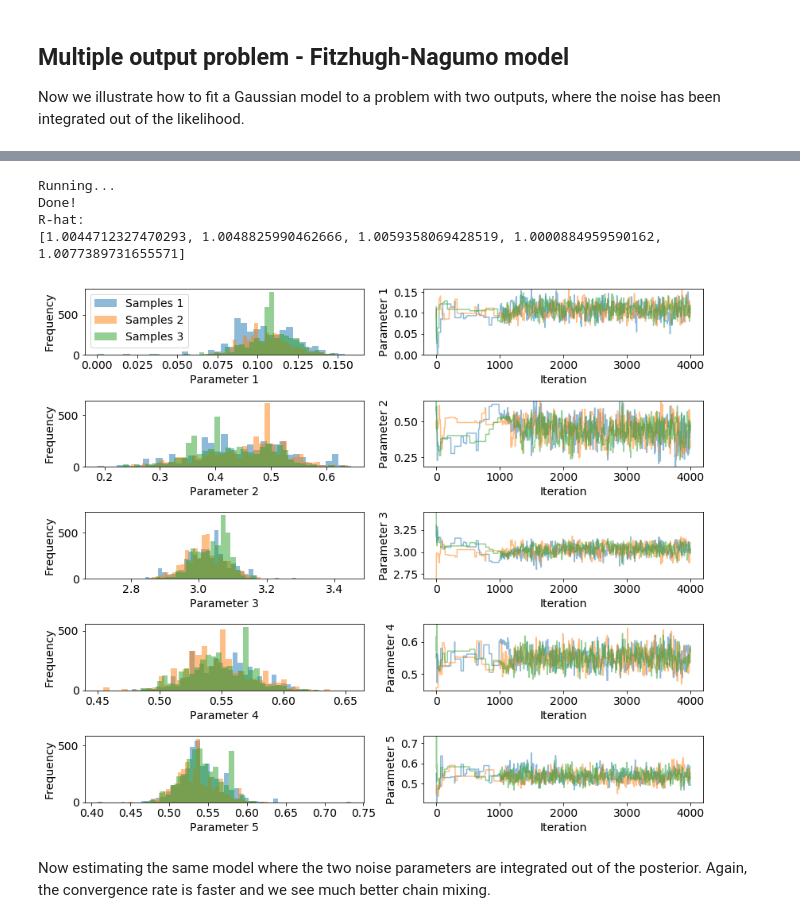
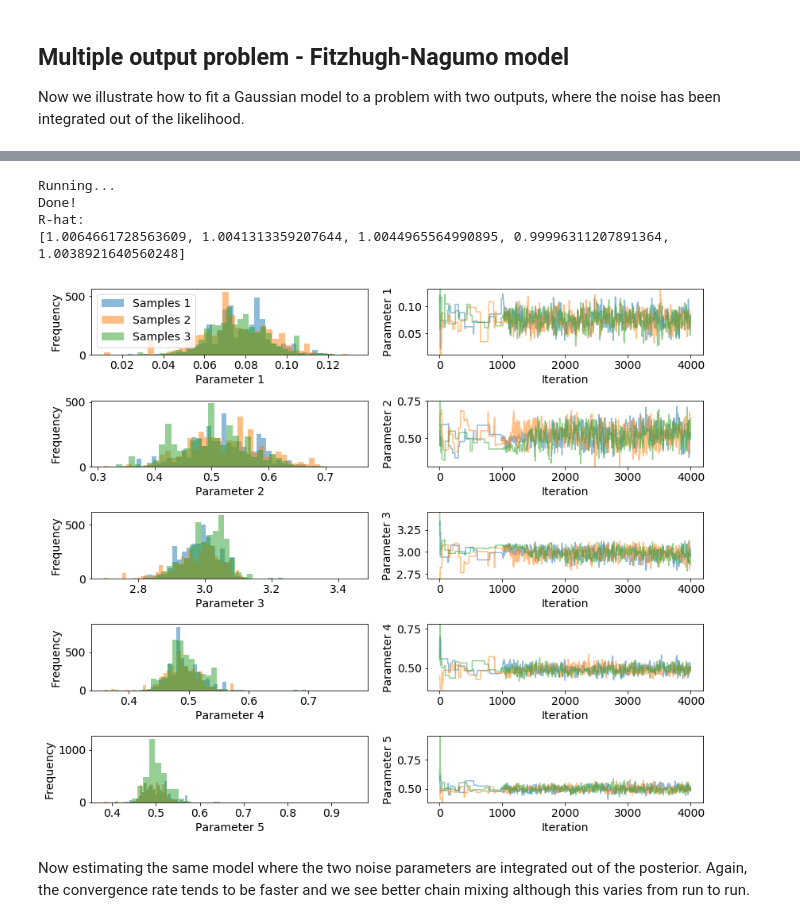
Before and after one commit to pints-team/pints, a Jupyter notebook: examples/sampling-integrated-gaussian-log-likelihood.ipynb, the cells around one changed output, grey strips where cells are left out. Drawn from its saved outputs; the diff is of its cells as text; code cells hidden in the pictures.

```diff
--- a/examples/sampling-integrated-gaussian-log-likelihood.ipynb
+++ b/examples/sampling-integrated-gaussian-log-likelihood.ipynb
@@ -250,37 +255,38 @@ mcmc = pints.MCMCController(log_posterior, 3, xs, method=pints.AdaptiveCovarianc
 mcmc.set_max_iterations(4000)
 
 # Start adapting after 1000 iterations
 mcmc.set_initial_phase_iterations(1000)
 
 # Disable logging mode
 mcmc.set_log_to_screen(False)
 
 # Run!
 print('Running...')
 chains = mcmc.run()
 print('Done!')
 
 # Show traces and histograms
 pints.plot.trace(chains)
 
 # Discard warm up
 chains = chains[:, 2000:, :]
 chains_gaussian = chains
 
 # Check convergence using rhat criterion
 print('R-hat:')
 print(pints.rhat_all_params(chains))
+chains_full = chains
 
 # Show graphs
 plt.show()
 # %% [output]
 Running...
 Done!
 R-hat:
-[1.0044712327470293, 1.0048825990462666, 1.0059358069428519, 1.0000884959590162, 1.0077389731655571]
+[1.0064661728563609, 1.0041313359207644, 1.0044965564990895, 0.99996311207891364, 1.0038921640560248]
-[figure, old version]
+[figure, new version]
 # %% [markdown]
-Now estimating the same model where the two noise parameters are integrated out of the posterior. Again, the convergence rate is faster and we see much better chain mixing.
+Now estimating the same model where the two noise parameters are integrated out of the posterior. Again, the convergence rate tends to be faster and we see better chain mixing although this varies from run to run.
 # %%
 # Create a log-likelihood function (assumed U(0, 20) priors on both sigmas)
 log_likelihood = pints.GaussianIntegratedUniformLogLikelihood(problem, 0, 20)
```
Also changed, not shown: parts of 9 cells of this notebook, 3 other files.
